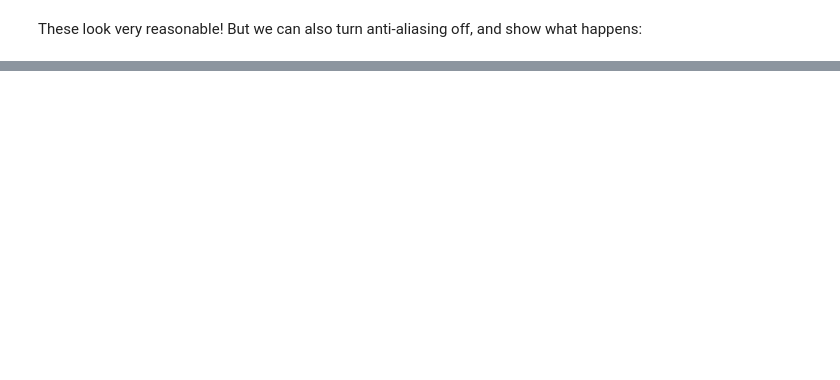
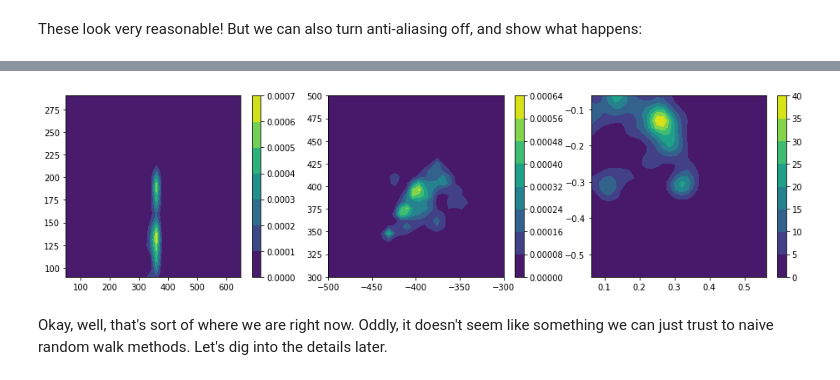
Before and after one commit to rscalzo/blockworlds, a Jupyter notebook: blockworlds/implicit.ipynb, the cells around one changed output, grey strips where cells are left out. Cells and saved outputs as stored; diff of their text form; code cells hidden in the pictures; blank space fills up the shorter version.

```diff
--- a/blockworlds/implicit.ipynb
+++ b/blockworlds/implicit.ipynb
@@ -168,0 +199,14 @@ run_grid ran in 2.259 sec
+# %%
+Npars = len(histpars)
+Nsamp = 10000
+model = GeoModel(fwdmodel, dsynth, sigdata, h)
+stepsizes = np.array([0.1, 100, 0.1, 100, 0.1,
+                      100, 100, 10, 0.01, 0.01, 0.01, 100,
+                      100, 100, 10, 0.01, 0.01, 0.01, 100])
+proposal = AMRW(0.1*np.diag(stepsizes), 100, marginalize=True)
+sampler = Sampler(model, proposal, np.array(histpars))
+profile_timer(sampler.run, Nsamp)
+chain = np.array(sampler._chain_thetas)
+print("chain.mean =", np.mean(chain, axis=0))
+print("chain.std  =", np.std(chain, axis=0))
+print("acceptance fraction =", np.sum(chain[1:]-chain[:-1] != 0, axis=0)/np.float(Nsamp))
@@ -168,0 +227,28 @@ run_grid ran in 2.259 sec
+# %%
+from scipy.stats import gaussian_kde
+
+def vet_slice_2(z1_idx, z2_idx, zdelt1, zdelt2, Nz, aa=True):
+    z1_0, z2_0 = histpars[z1_idx], histpars[z2_idx]
+    z1g = np.linspace(z1_0-0.5*zdelt1, z1_0+0.5*zdelt1, Nz)
+    z2g = np.linspace(z2_0-0.5*zdelt2, z2_0+0.5*zdelt2, Nz)
+    xy = np.vstack([chain[:,z1_idx], chain[:,z2_idx]])
+    kde = gaussian_kde(xy)
+    xg, yg = np.meshgrid(z1g, z2g)
+    xyg = np.array([xg, yg]).reshape(2,-1)
+    zg = kde(xyg).reshape(xg.shape)
+    plt.contourf(xg, yg, zg)
+    plt.colorbar()
+# %%
+Nz = 30
+fig = plt.figure(figsize=(16, 4))
+plt.subplot(131)
+vet_slice_2( 1,  3, 600.0, 200.0, Nz)   # widths of layers on top of basement
+plt.subplot(132)
+vet_slice_2( 5, 12, 200.0, 200.0, Nz)   # the two fault displacements
+plt.subplot(133)
+vet_slice_2(10, 17,   0.5,   0.5, Nz)   # the two fault direction cosines
+plt.show()
+# %% [output]
+[figure, added]
+# %% [markdown]
+Okay, well, that's sort of where we are right now.  Oddly, it doesn't seem like something we can just trust to naive random walk methods.  Let's dig into the details later.
```
Also changed, not shown: parts of 10 cells of this notebook.
